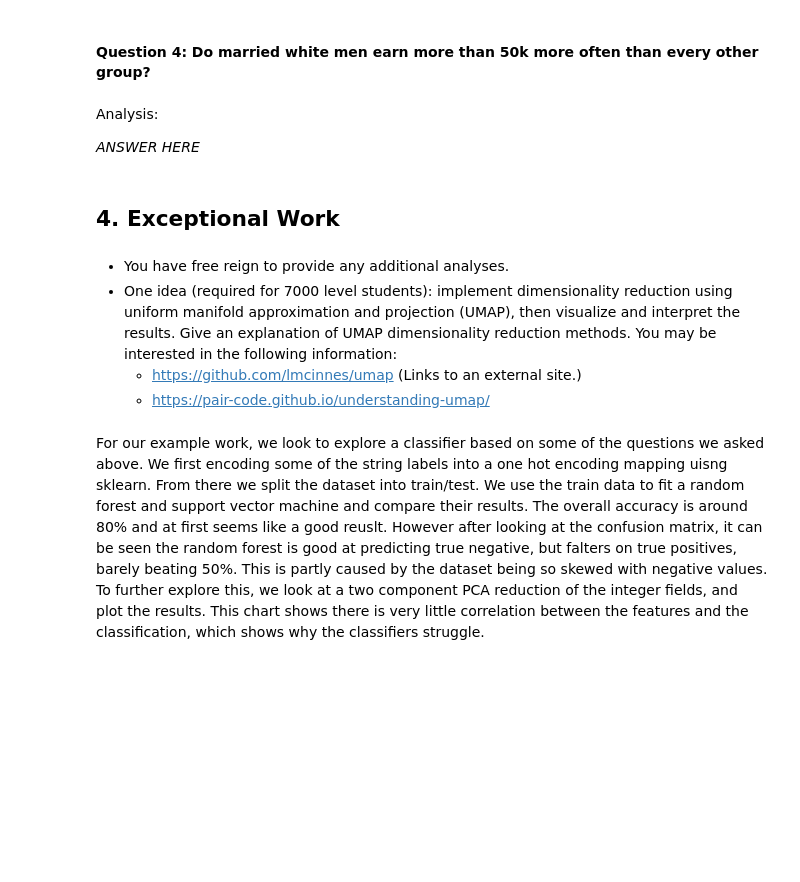
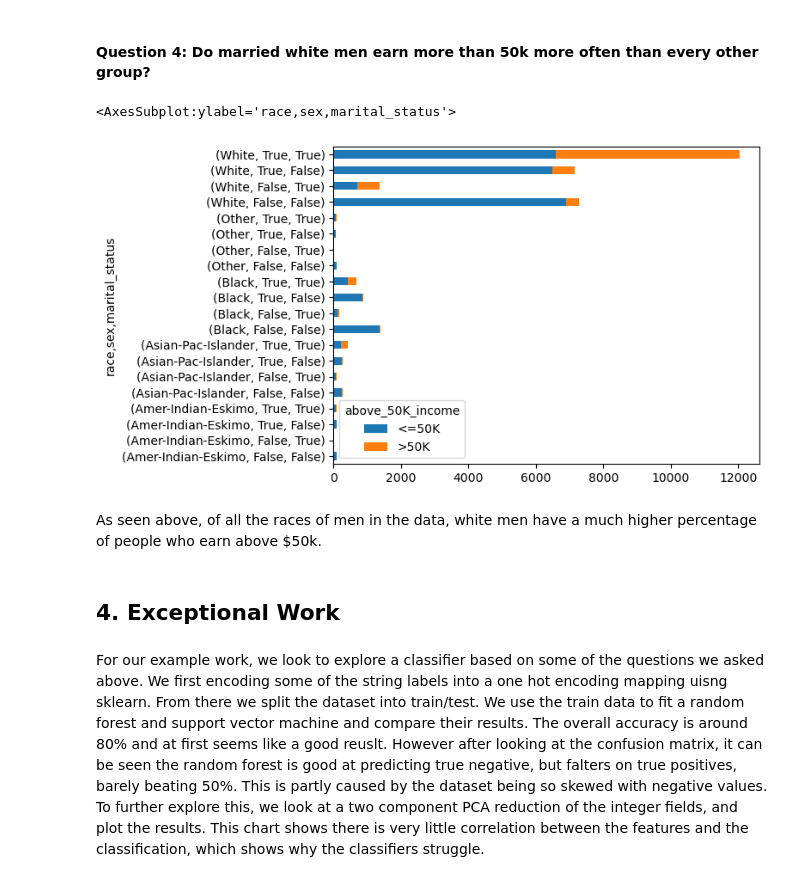
Before and after one commit to mariaherediaa/CS5324-Labs, a Jupyter notebook: Lab1/Lab 1.ipynb, the cells around one changed output. Saved outputs shown, nothing was run; the diff lists cells and outputs as text; code cells hidden in the pictures; blank space fills up the shorter version.

```diff
--- a/Lab1/Lab 1.ipynb
+++ b/Lab1/Lab 1.ipynb
@@ -384,16 +374,16 @@ Analysis:
 # %% [markdown]
 #### Question 4: Do married white men earn more than 50k more often than every other group?
+# %%
+df = pd.read_csv('adultdata.csv', names=columns, index_col=False, sep=', ', engine='python')
+
+pd.crosstab([df['race'], (df['sex'] == 'Male'), (df['marital_status'] == 'Married-civ-spouse')], df['above_50K_income']).plot(kind='barh', stacked=True)
+# %% [output]
+<AxesSubplot:ylabel='race,sex,marital_status'>
+[figure, added]
 # %% [markdown]
-Analysis:
-
-*ANSWER HERE*
+As seen above, of all the races of men in the data, white men have a much higher percentage of people who earn above $50k.
 # %% [markdown]
 ## 4. Exceptional Work
-# %% [markdown]
-- You have free reign to provide any additional analyses.
-- One idea (required for 7000 level students): implement dimensionality reduction using uniform manifold approximation and projection (UMAP), then visualize and interpret the results. Give an explanation of UMAP dimensionality reduction methods. You may be interested in the following information:
-    * https://github.com/lmcinnes/umap (Links to an external site.)
-    * https://pair-code.github.io/understanding-umap/
 # %% [markdown]
 For our example work, we look to explore a classifier based on some of the questions we asked above. We first encoding some of the string labels into a one hot encoding mapping uisng sklearn. From there we split the dataset into train/test. We use the train data to fit a random forest and support vector machine and compare their results. The overall accuracy is around 80% and at first seems like a good reuslt. However after looking at the confusion matrix, it can be seen the random forest is good at predicting true negative, but falters on true positives, barely beating 50%. This is partly caused by the dataset being so skewed with negative values. To further explore this, we look at a two component PCA reduction of the integer fields, and plot the results. This chart shows there is very little correlation between the features and the classification, which shows why the classifiers struggle.
 # %%
```
Also changed, not shown: parts of 29 cells of this notebook, 1 other file.
